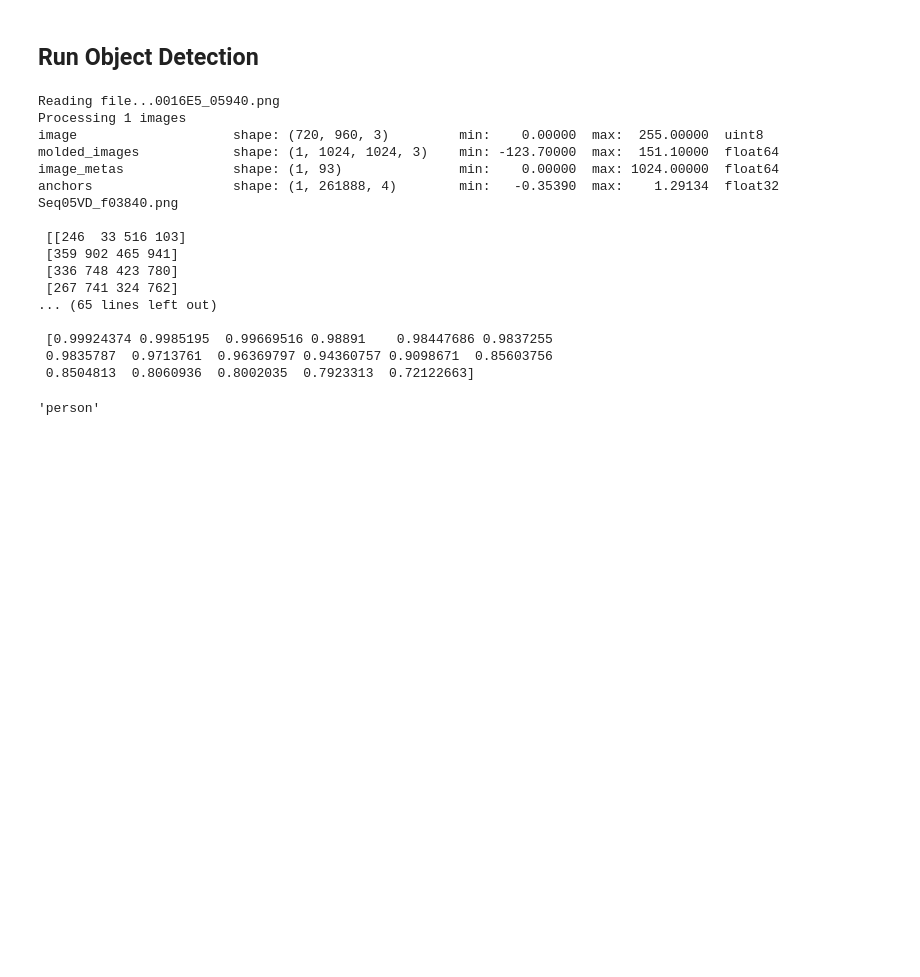
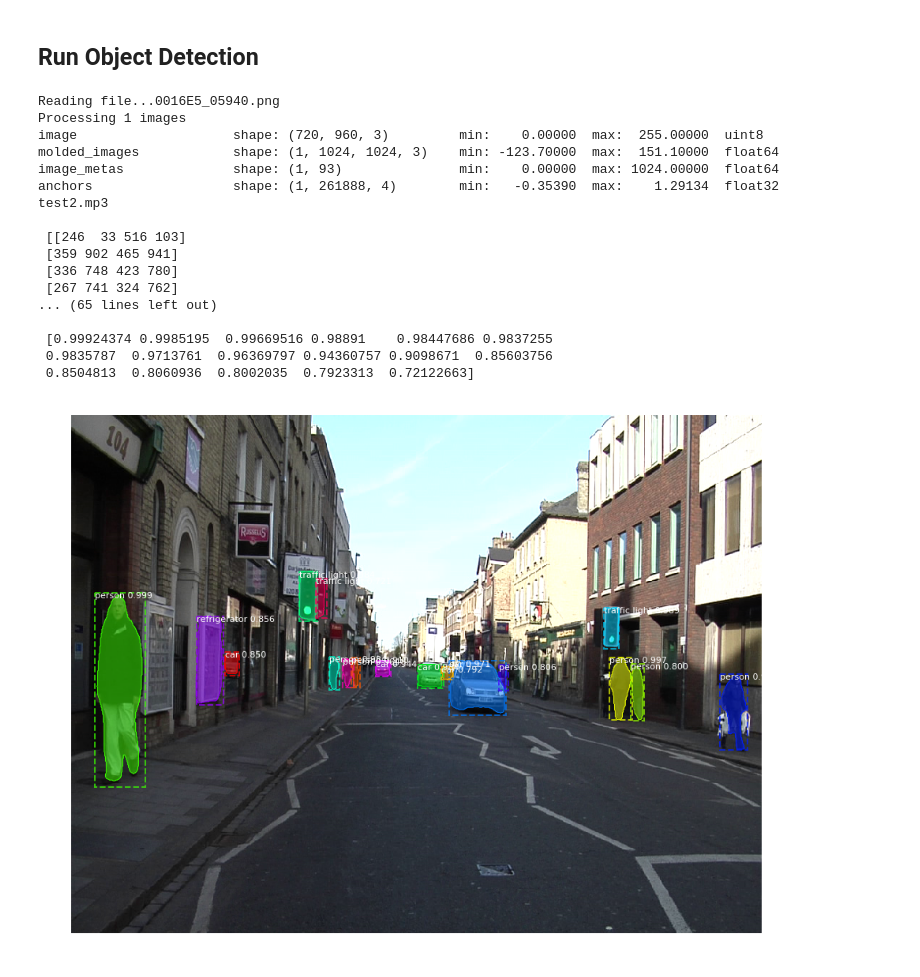
Before and after one commit to hope4/AIHACK, a Jupyter notebook: Mask_RCNN/samples/alert.ipynb, the cells around one changed output. Cells and saved outputs as stored; diff of their text form; code cells hidden in the pictures; blank space fills up the shorter version.

```diff
--- a/Mask_RCNN/samples/alert.ipynb
+++ b/Mask_RCNN/samples/alert.ipynb
@@ -126,7 +126,7 @@ class_names = ['BG', 'person', 'bicycle', 'car', 'motorcycle', 'airplane',
 
 import os
 import csv
-files = os.listdir('/home/navin/Desktop/AIHACK/Mask_RCNN/imgs')
+files = os.listdir('.')
 # with open('output.csv', 'w') as writeFile:
 #     writer = csv.writer(writeFile)
 #     writer.writerows(['Image name','ROI','Masks','Class_ids','Confidence Scores'])
@@ -151,38 +151,35 @@ with open('output.csv', 'w') as writeFile:
         #     image = skimage.io.imread(os.path.join(IMAGE_DIR, random.choice(file_names)))
             # Run detection
         print("Reading file..."+'0016E5_05940.png')
-        image = skimage.io.imread('/home/navin/Desktop/AIHACK/Mask_RCNN/imgs/'+'0016E5_05940.png')
+        image = skimage.io.imread('./0016E5_05940.png')
         results = model.detect([image], verbose=1)
 
         # Visualize results
         r = results[0]
         print(str(i),'\n\n',r['rois'],'\n\n',r['masks'],'\n\n',r['class_ids'],'\n\n',r['scores'])
         visualize.display_instances(image, r['rois'], r['masks'], r['class_ids'],class_names, r['scores'])
 #         print(image1)
         for k in range(len(r['rois'])):
             writer = csv.writer(writeFile)
             writer.writerow(['0016E5_05940.png',r['rois'][k][0],r['rois'][k][1],r['rois'][k][2],r['rois'][k][3],class_names[r['class_ids'][k]],r['scores'][k]])
 
         break
 # %% [output]
 Reading file...0016E5_05940.png
 Processing 1 images
 image                    shape: (720, 960, 3)         min:    0.00000  max:  255.00000  uint8
 molded_images            shape: (1, 1024, 1024, 3)    min: -123.70000  max:  151.10000  float64
 image_metas              shape: (1, 93)               min:    0.00000  max: 1024.00000  float64
 anchors                  shape: (1, 261888, 4)        min:   -0.35390  max:    1.29134  float32
-Seq05VD_f03840.png
+test2.mp3
 
  [[246  33 516 103]
  [359 902 465 941]
  [336 748 423 780]
  [267 741 324 762]
 ... (65 lines left out)
 
  [0.99924374 0.9985195  0.99669516 0.98891    0.98447686 0.9837255
  0.9835787  0.9713761  0.96369797 0.94360757 0.9098671  0.85603756
  0.8504813  0.8060936  0.8002035  0.7923313  0.72122663]
+[figure, added]
-# %%
-class_names[r['class_ids'][0]]
-# %% [output]
-'person'
```
Also changed, not shown: parts of 3 cells of this notebook, 1 other file.
